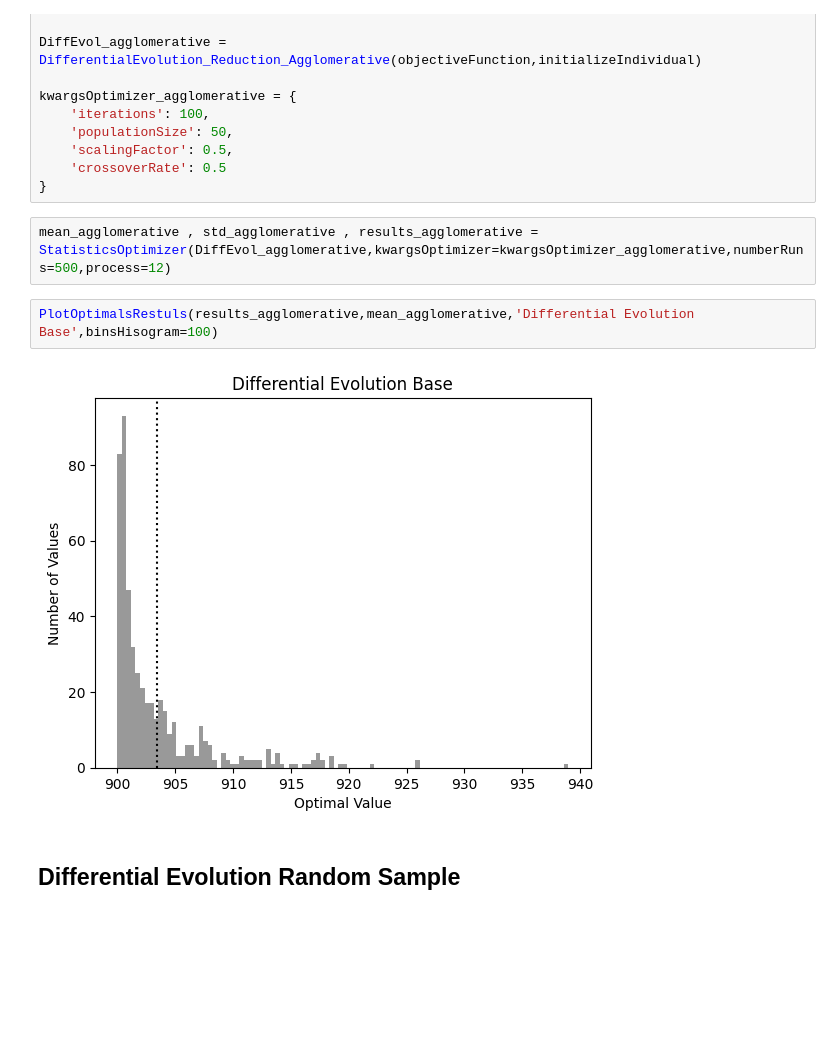
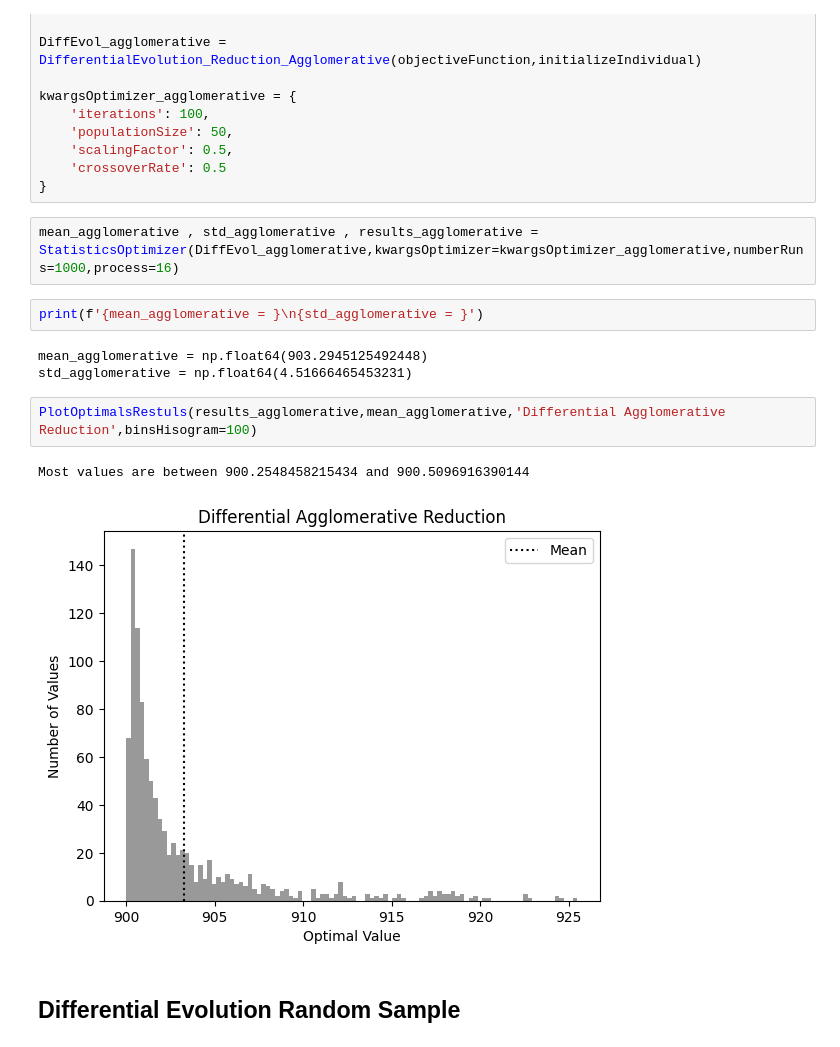
Before and after one commit to alexisuaguilaru/MetaPy, a Jupyter notebook: Testing/test_ComparisonDifferentialEvolution.ipynb, the cells around one changed output. Drawn from its saved outputs; the diff is of its cells as text; blank space fills up the shorter version.

Commit message:
TEST updates of comparison between variants of Diff Evol

```diff
--- a/Testing/test_ComparisonDifferentialEvolution.ipynb
+++ b/Testing/test_ComparisonDifferentialEvolution.ipynb
@@ -60,11 +66,17 @@ kwargsOptimizer_agglomerative = {
     'crossoverRate': 0.5
 }
 # %%
-mean_agglomerative , std_agglomerative , results_agglomerative = StatisticsOptimizer(DiffEvol_agglomerative,kwargsOptimizer=kwargsOptimizer_agglomerative,numberRuns=500,process=12)
+mean_agglomerative , std_agglomerative , results_agglomerative = StatisticsOptimizer(DiffEvol_agglomerative,kwargsOptimizer=kwargsOptimizer_agglomerative,numberRuns=1000,process=16)
+# %%
+print(f'{mean_agglomerative = }\n{std_agglomerative = }')
+# %% [output]
+mean_agglomerative = np.float64(903.2945125492448)
+std_agglomerative = np.float64(4.51666465453231)
 # %%
-PlotOptimalsRestuls(results_agglomerative,mean_agglomerative,'Differential Evolution Base',binsHisogram=100)
+PlotOptimalsRestuls(results_agglomerative,mean_agglomerative,'Differential Agglomerative Reduction',binsHisogram=100)
 # %% [output]
+Most values are between 900.2548458215434 and 900.5096916390144
-[figure, old version]
+[figure, new version]
 # %% [markdown]
 ## Differential Evolution Random Sample
 # %%
```
Also changed, not shown: parts of 10 cells of this notebook.
